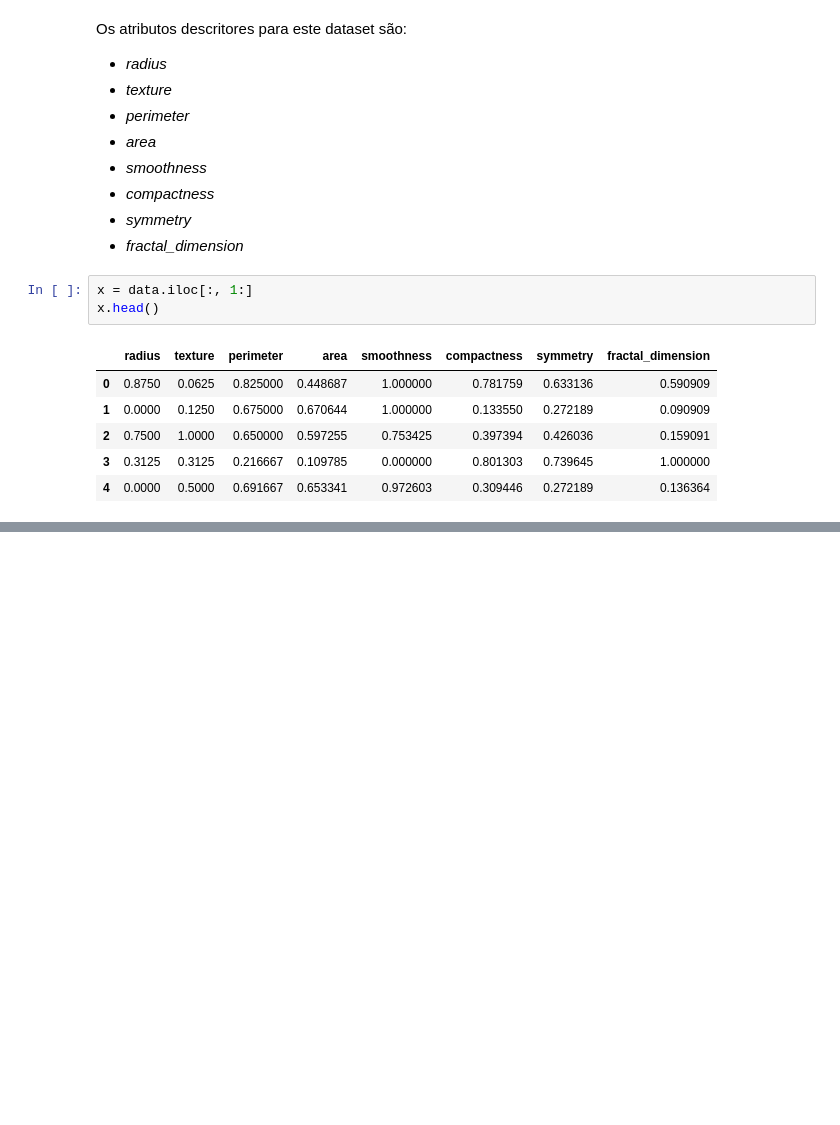
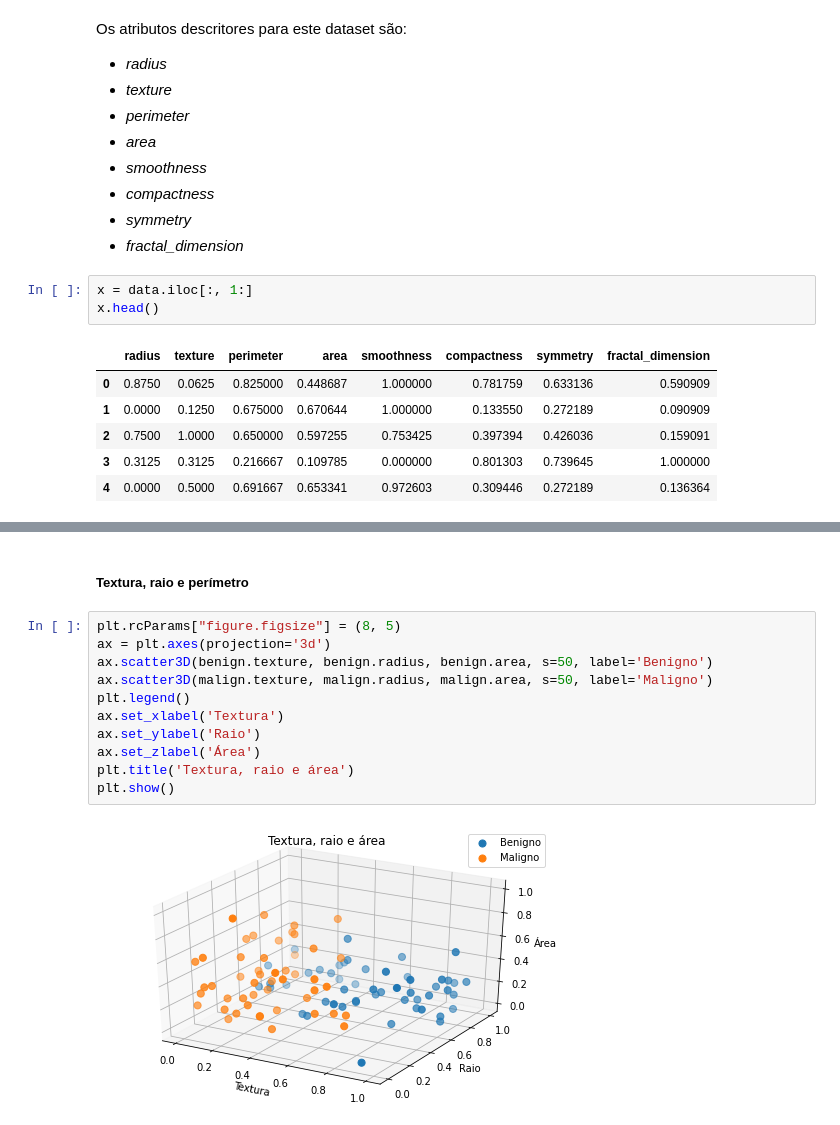
Before and after one commit to lfnd0/Semana_Omnistack, a Jupyter notebook: ML_Atividade_4.ipynb, the cells around one changed output, grey strips where cells are left out. Drawn from its saved outputs; the diff is of its cells as text; blank space fills up the shorter version.

```diff
--- a/ML_Atividade_4.ipynb
+++ b/ML_Atividade_4.ipynb
@@ -139,0 +165,15 @@ x_train.head()
+# %% [markdown]
+##### Textura, raio e perímetro
+# %%
+plt.rcParams["figure.figsize"] = (8, 5)
+ax = plt.axes(projection='3d')
+ax.scatter3D(benign.texture, benign.radius, benign.area, s=50, label='Benigno')
+ax.scatter3D(malign.texture, malign.radius, malign.area, s=50, label='Maligno')
+plt.legend()
+ax.set_xlabel('Textura')
+ax.set_ylabel('Raio')
+ax.set_zlabel('Área')
+plt.title('Textura, raio e área')
+plt.show()
+# %% [output]
+[figure, added]
```
Also changed, not shown: parts of 59 cells of this notebook.
